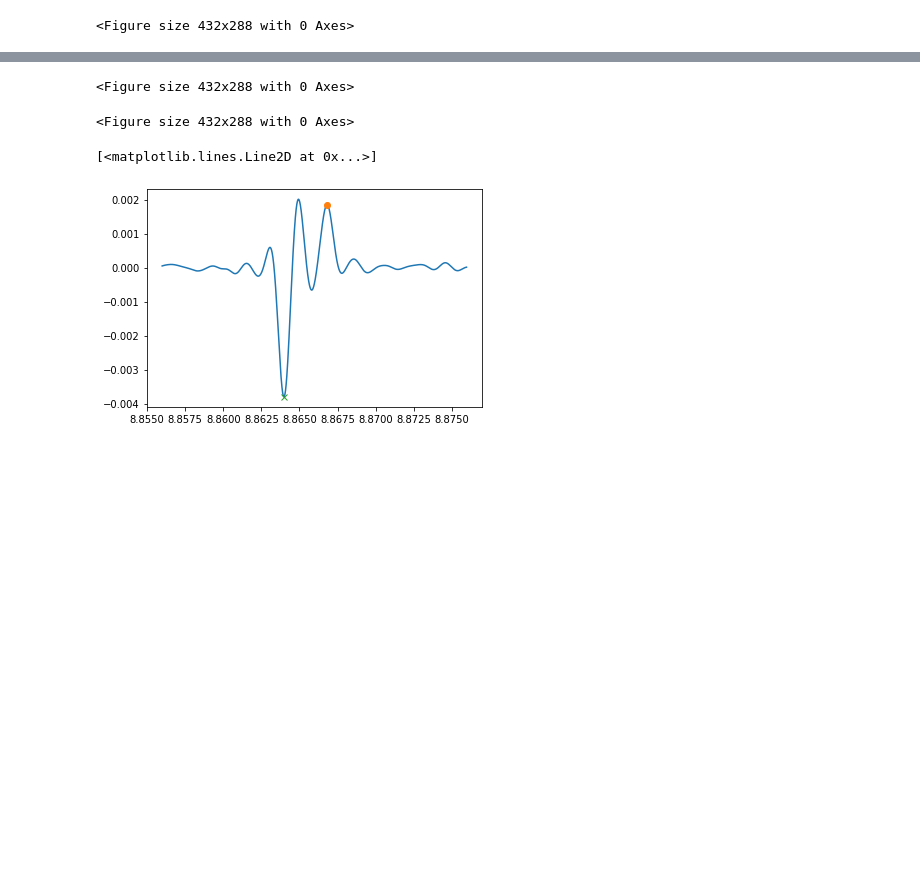
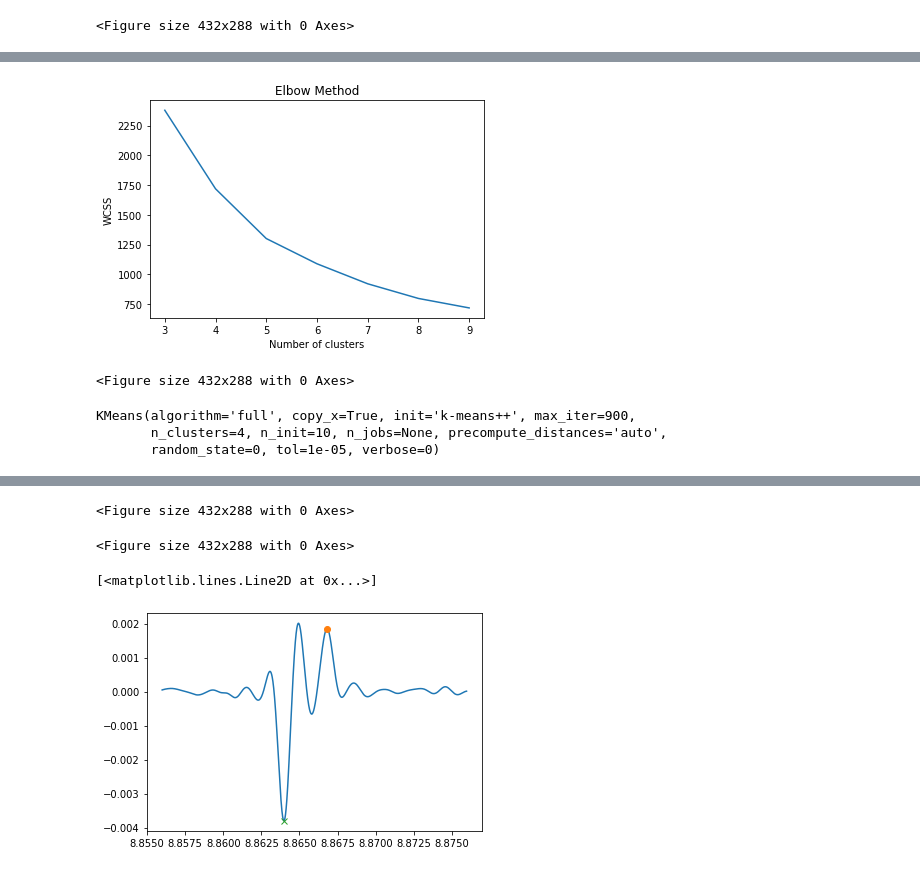
Before and after one commit to muscaglar/DNA, a Jupyter notebook: DNA_readIn_PreProcess.ipynb, the cells around one changed output, grey strips where cells are left out. Drawn from its saved outputs; the diff is of its cells as text; code cells hidden in the pictures; blank space fills up the shorter version.

Commit message:
Added simple k-means clustering and applied to file 24.

```diff
--- a/DNA_readIn_PreProcess.ipynb
+++ b/DNA_readIn_PreProcess.ipynb
@@ -105,5 +106,5 @@ for root, dirs, files in os.walk(myTopFolder, topdown=True):
             if(len(name.split(date+'_'))>1):
                 file.append(name.split(date+'_')[1])
 #########################
-alreadyConverted = False
+alreadyConverted = True
 #######################################
@@ -384,0 +372,25 @@ for file in sorted(glob.glob("*.npy")):
+# %%
+from sklearn.cluster import KMeans
+#depthDurKM = dfDrop(depthDur,['ecd'],0)
+wcss = []
+cluster_max = 10
+cluster_min = 3
+for i in range(cluster_min, cluster_max):
+    kmeans = KMeans(n_clusters=i, init='k-means++', max_iter=300, n_init=10, random_state=0)
+    kmeans.fit(k)
+    wcss.append(kmeans.inertia_)
+    #silhouette_score, really increasing runtime on my machine
+    #preds = kmeans.fit_predict(myDF)
+    #score = silhouette_score (myDF, preds, metric='euclidean')
+    #print ("For n_clusters = {}, silhouette score is {})".format(kmeans.n_clusters, score))
+
+plt.plot(range(cluster_min, cluster_max), wcss)
+plt.title('Elbow Method')
+plt.xlabel('Number of clusters')
+plt.ylabel('WCSS')
+plt.show()
+
+plt.savefig('elbow.svg')
+# %% [output]
+[figure, added]
+<Figure size 432x288 with 0 Axes>
@@ -384,0 +417,11 @@ for file in sorted(glob.glob("*.npy")):
+# %%
+cluster_optim = 4
+
+kmeans = KMeans(n_clusters=cluster_optim, init='k-means++', max_iter=900, n_init=10, random_state=0,tol=0.00001
+               ,algorithm='full')
+kmeans.fit(k)
+#depthDurKM['label'] = kmeans.labels_
+# %% [output]
+KMeans(algorithm='full', copy_x=True, init='k-means++', max_iter=900,
+       n_clusters=4, n_init=10, n_jobs=None, precompute_distances='auto',
+       random_state=0, tol=1e-05, verbose=0)
```
Also changed, not shown: parts of 8 cells of this notebook.
